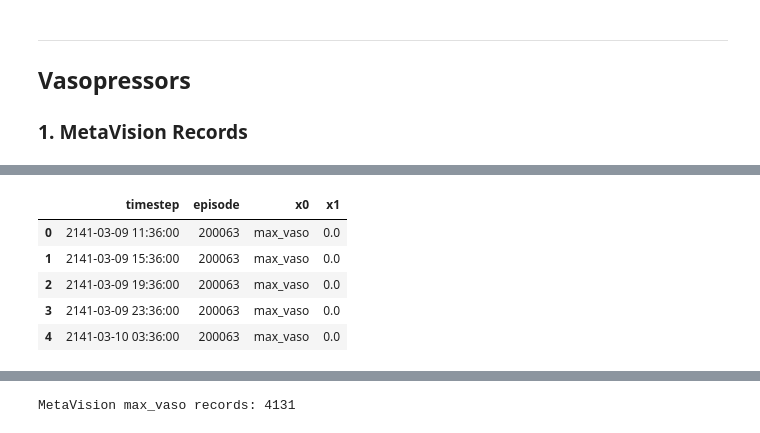
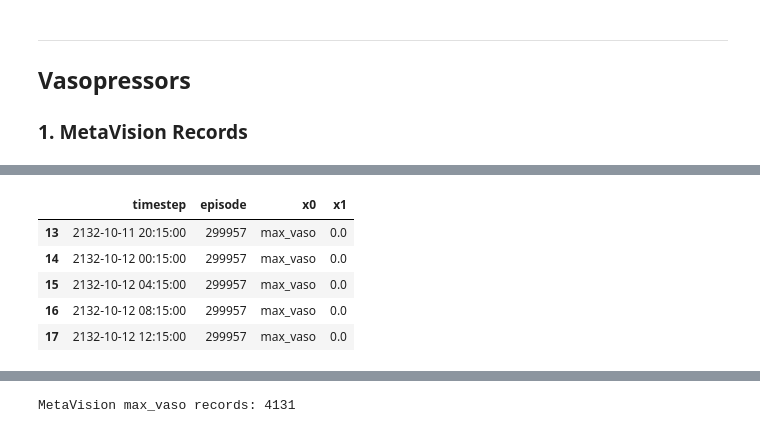
Before and after one commit to thomas097/Haemodynamic-Optimization-Reinforcement-Learning, a Jupyter notebook: preprocessing/MIMIC-III_preprocessing_attention_v1.ipynb, the cells around one changed output, grey strips where cells are left out. Cells and saved outputs as stored; diff of their text form; code cells hidden in the pictures.

```diff
--- a/preprocessing/MIMIC-III_preprocessing_attention_v1.ipynb
+++ b/preprocessing/MIMIC-III_preprocessing_attention_v1.ipynb
@@ -177,41 +181,36 @@ vaso_mv_df.head()
 # %%
 sampled_vaso_mv_dfs = []
 
 # Process admissions one-by-one
 for icustay_id, treatments in tqdm(vaso_mv_df.groupby('icustay_id')):
 
     # Part of sepsis-3 cohort?
     if icustay_id not in interval_times:
         continue
 
-    # Empty vector to store max_vaso values into
+    # Vector to store computed VP doses into
     intervals = interval_times[icustay_id]
     max_vaso = np.zeros(len(intervals), dtype=np.float64)
 
     for i, (interval_start, interval_end) in enumerate(intervals):
         # Inclusion test: treatment timeframe overlaps with current interval.
-        # NOTE: original R-code erroneously used `endtime < interval_end`
         condition = (treatments['starttime'] <= interval_end) & (treatments['endtime'] > interval_start)
+        max_vaso[i] = treatments[condition]['mcgkgmin'].max()
 
-        # Max vasopressor dose administered in interval
-        max_vaso[i] = treatments[condition]['mcgkgmin'].max() # Why max?
-
-    # Create DataFrame for admission
-    sampled_vaso_mv_df = pd.DataFrame({'timestep': [end for _, end in intervals],
+    # Store VP doses of admission in DataFrame
+    sampled_vaso_mv_df = pd.DataFrame({'timestep': [start for start, _ in intervals],
                                        'episode': icustay_id,
                                        'x0': 'max_vaso',
                                        'x1': np.nan_to_num(max_vaso, nan=0.0)}) # NaN (no treatment) -> zero dose
     sampled_vaso_mv_dfs.append(sampled_vaso_mv_df)
 
 # Concat DataFrames of individual admissions
 sampled_vaso_mv_df = pd.concat(sampled_vaso_mv_dfs)
-del vaso_mv_df
-
-sampled_vaso_mv_df.head()
+sampled_vaso_mv_df.tail()
 # %% [output]
 |  | timestep | episode | x0 | x1 |
-| 0 | 2141-03-09 11:36:00 | 200063 | max_vaso | 0.0 |
-| 1 | 2141-03-09 15:36:00 | 200063 | max_vaso | 0.0 |
-| 2 | 2141-03-09 19:36:00 | 200063 | max_vaso | 0.0 |
-| 3 | 2141-03-09 23:36:00 | 200063 | max_vaso | 0.0 |
-| 4 | 2141-03-10 03:36:00 | 200063 | max_vaso | 0.0 |
+| 13 | 2132-10-11 20:15:00 | 299957 | max_vaso | 0.0 |
+| 14 | 2132-10-12 00:15:00 | 299957 | max_vaso | 0.0 |
+| 15 | 2132-10-12 04:15:00 | 299957 | max_vaso | 0.0 |
+| 16 | 2132-10-12 08:15:00 | 299957 | max_vaso | 0.0 |
+| 17 | 2132-10-12 12:15:00 | 299957 | max_vaso | 0.0 |
```
Also changed, not shown: parts of 52 cells of this notebook, 3 other files.
